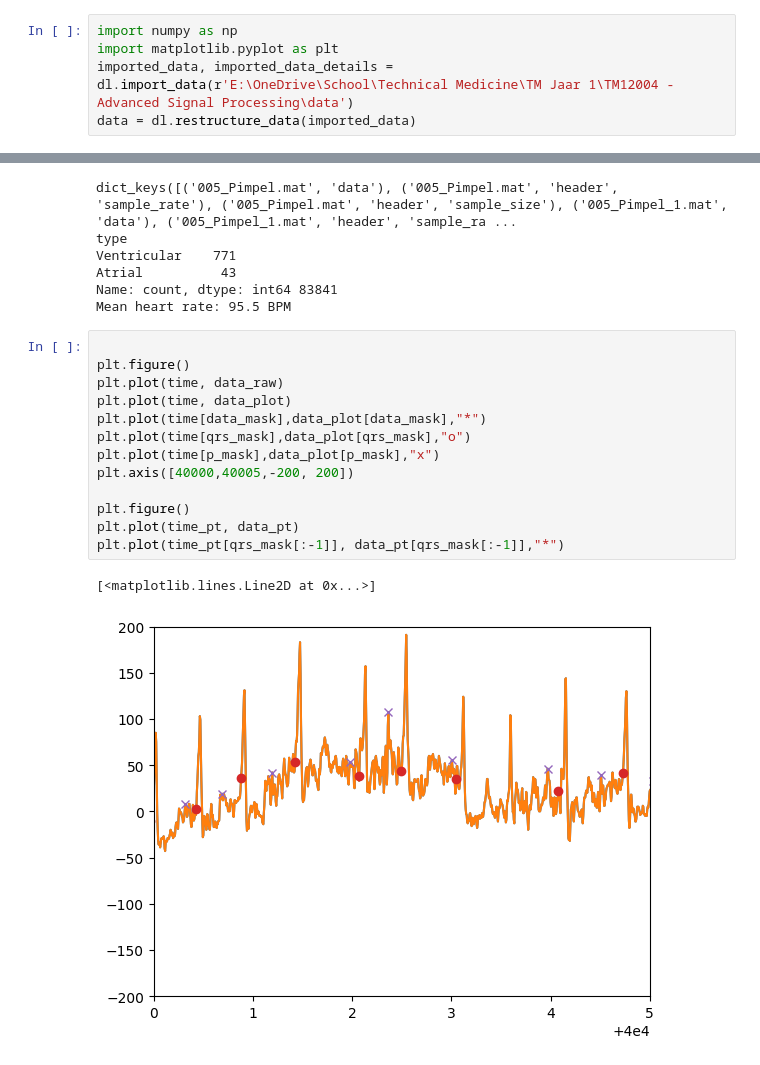
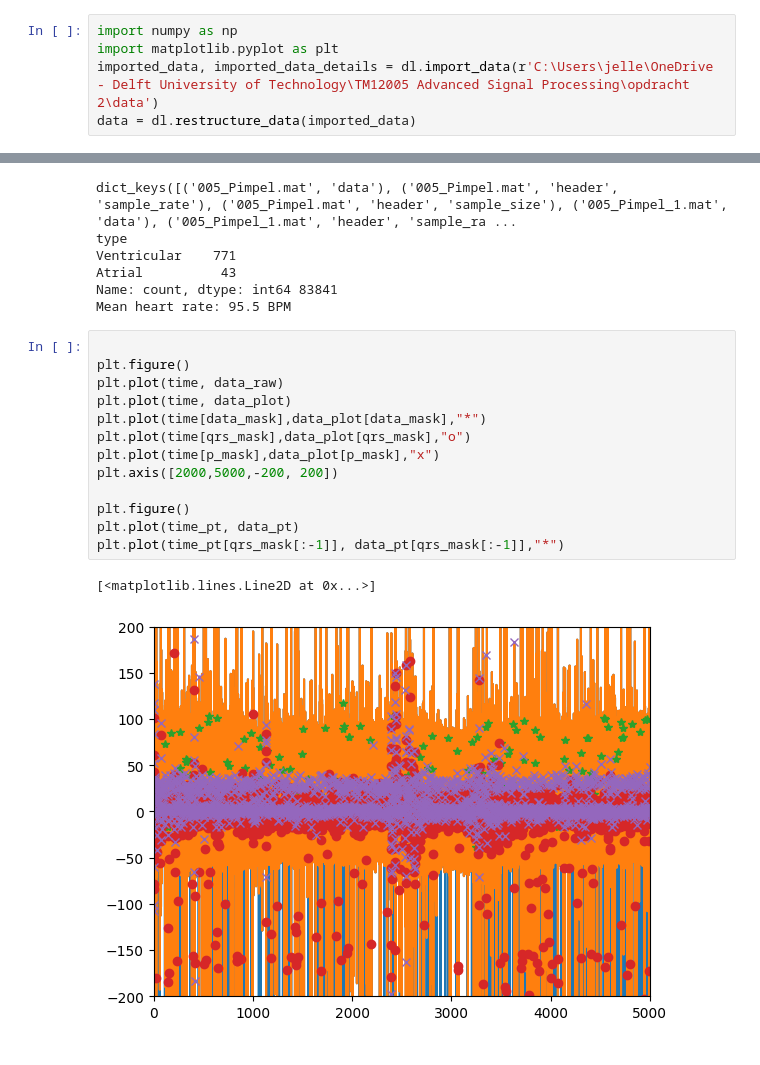
Before and after one commit to Ming842/TM12005-E2, a Jupyter notebook: test.ipynb, the cells around one changed output, grey strips where cells are left out. Saved outputs shown, nothing was run; the diff lists cells and outputs as text.

Commit message:
Aanpassingen tijdens begin college (LETOP nog niet filter_data getest!!!)

```diff
--- a/test.ipynb
+++ b/test.ipynb
@@ -13,7 +13,7 @@ dir = r'E:\OneDrive\School\Technical Medicine\TM Jaar 1\TM12004 - Advanced Signa
 # %%
 import numpy as np
 import matplotlib.pyplot as plt
-imported_data, imported_data_details = dl.import_data(r'E:\OneDrive\School\Technical Medicine\TM Jaar 1\TM12004 - Advanced Signal Processing\data')
+imported_data, imported_data_details = dl.import_data(r'C:\Users\jelle\OneDrive - Delft University of Technology\TM12005 Advanced Signal Processing\opdracht 2\data')
 data = dl.restructure_data(imported_data)
 # %%
 importlib.reload(dp)
@@ -65,17 +65,17 @@ Mean heart rate: 95.5 BPM
 # %%
 
 plt.figure()
 plt.plot(time, data_raw)
 plt.plot(time, data_plot)
 plt.plot(time[data_mask],data_plot[data_mask],"*")
 plt.plot(time[qrs_mask],data_plot[qrs_mask],"o")
 plt.plot(time[p_mask],data_plot[p_mask],"x")
-plt.axis([40000,40005,-200, 200])
+plt.axis([2000,5000,-200, 200])
 
 plt.figure()
 plt.plot(time_pt, data_pt)
 plt.plot(time_pt[qrs_mask[:-1]], data_pt[qrs_mask[:-1]],"*")
 # %% [output]
 [<matplotlib.lines.Line2D at 0x...>]
-[figure, old version]
+[figure, new version]
 [figure]
```
Also changed, not shown: 2 other files.
